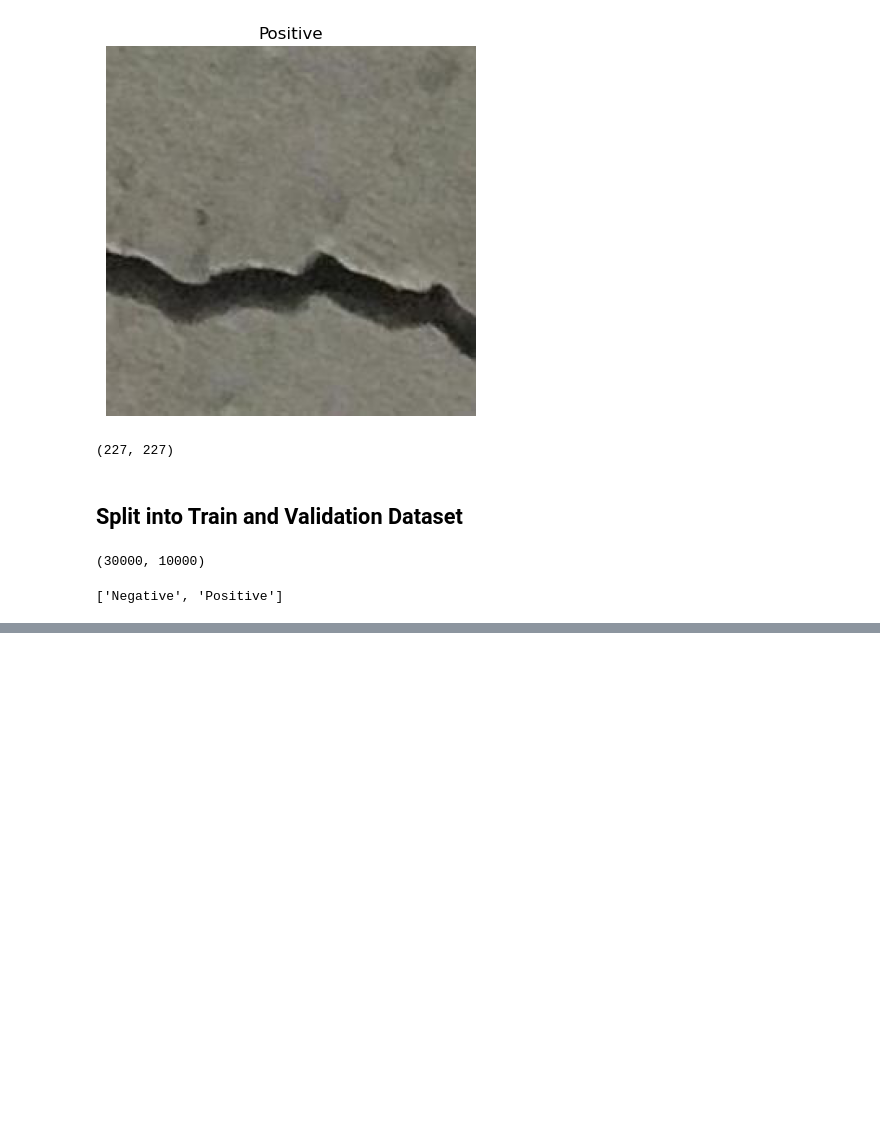
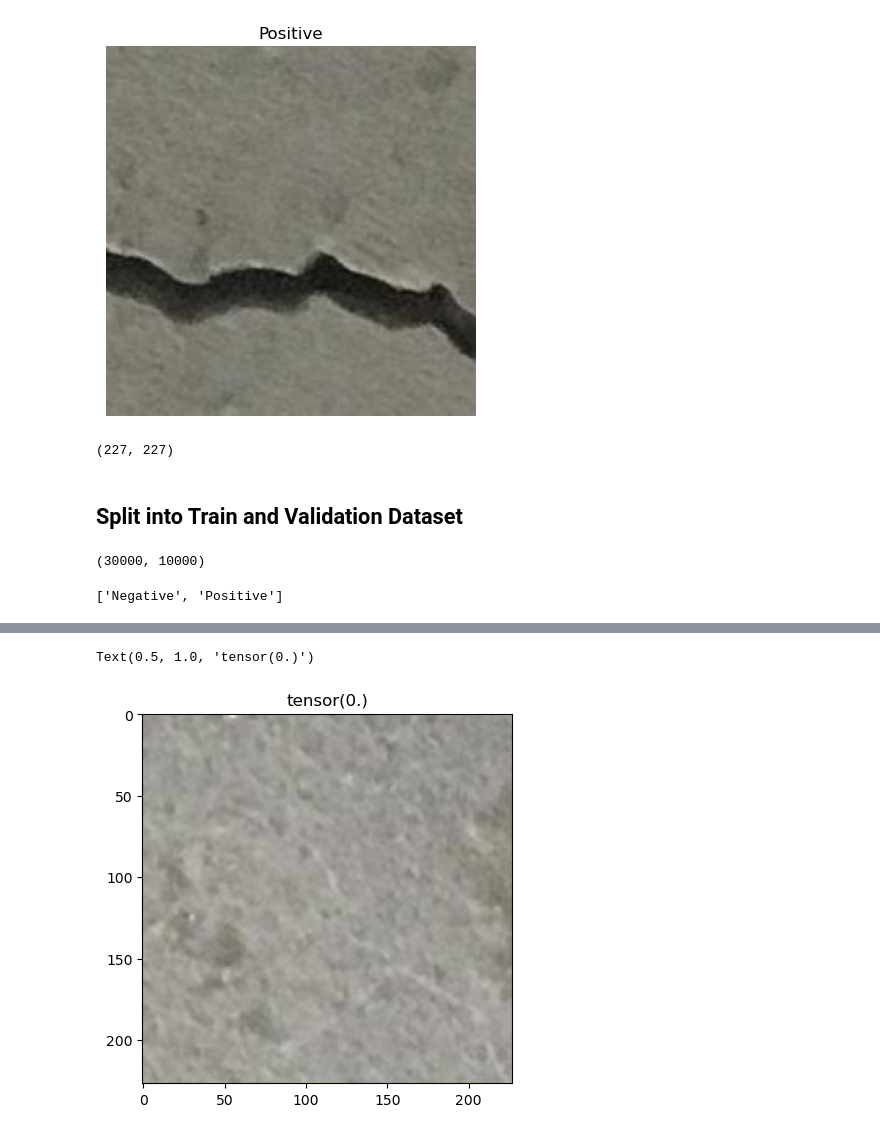
Before and after one commit to Tinonturja/Detecting-Crack-Image-Classification-Project-, a Jupyter notebook: Dataset.ipynb, the cells around one changed output, grey strips where cells are left out. Saved outputs shown, nothing was run; the diff lists cells and outputs as text; code cells hidden in the pictures; blank space fills up the shorter version.

```diff
--- a/Dataset.ipynb
+++ b/Dataset.ipynb
@@ -253,0 +401,4 @@ train_dataset.dataset.classes
+# %%
+custom_dataset = CustomDatasetWithOutSpecificOrientation(img_dir=image_path,
+                                                         transform=None,
+                                                         train = True)
@@ -253,0 +409,8 @@ train_dataset.dataset.classes
+# %%
+idx = random.randint(0,len(custom_dataset))
+img,label = custom_dataset[idx]
+plt.imshow(img)
+plt.title(label)
+# %% [output]
+Text(0.5, 1.0, 'tensor(0.)')
+[figure, added]
```
Also changed, not shown: parts of 21 cells of this notebook.
